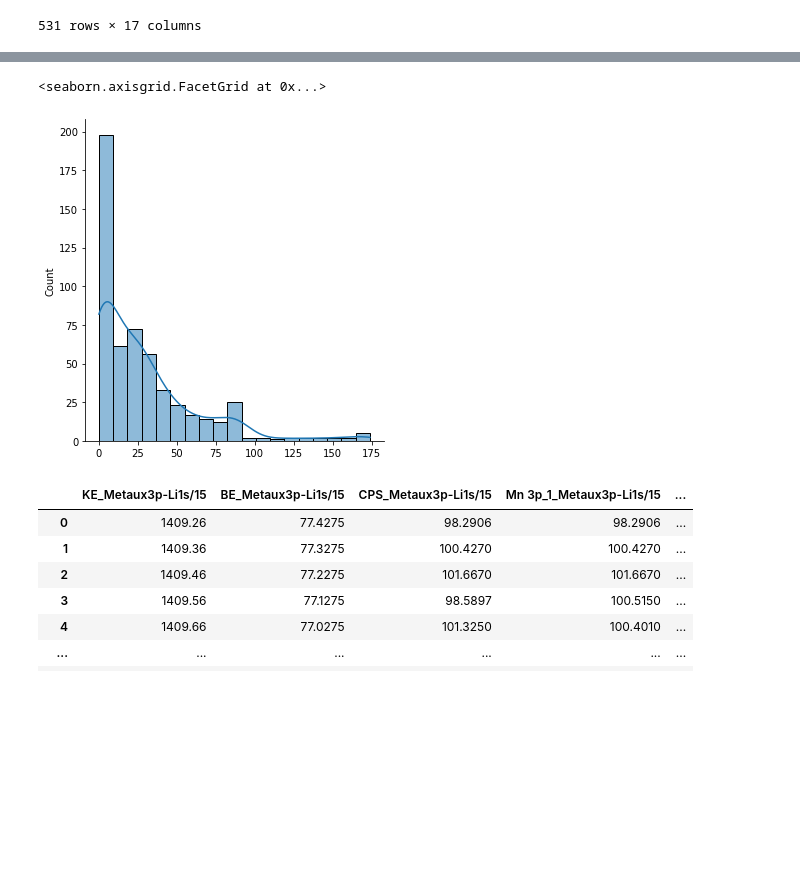
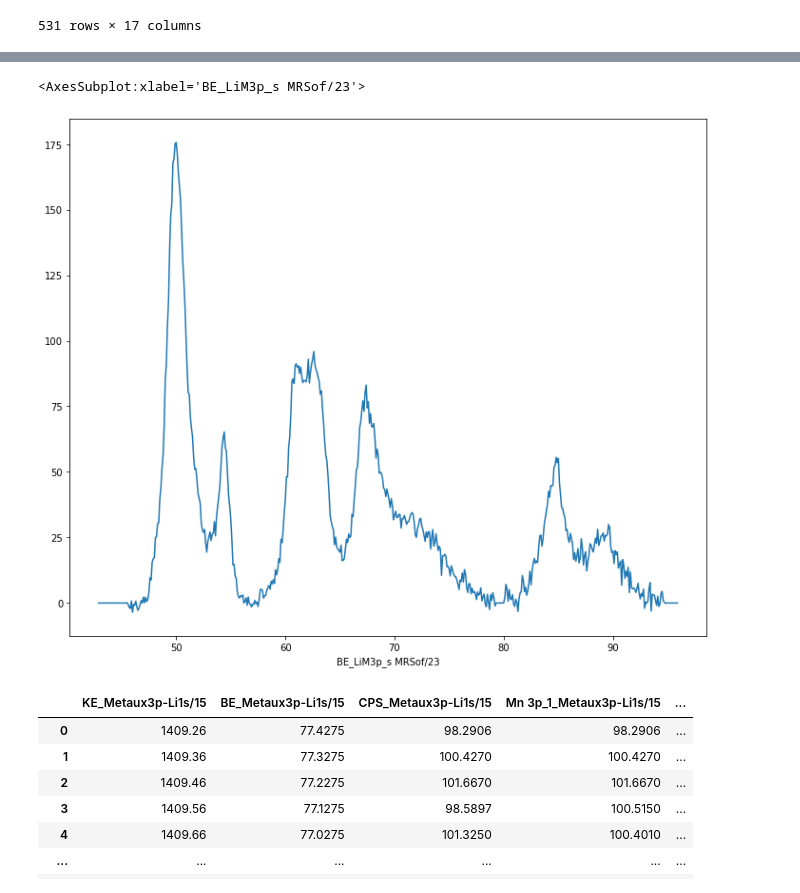
Before and after one commit to mblanchet002/PythonCMI, a Jupyter notebook: lecture fichiers textes.ipynb, the cells around one changed output, grey strips where cells are left out. Drawn from its saved outputs; the diff is of its cells as text; code cells hidden in the pictures; blank space fills up the shorter version.

```diff
--- a/lecture fichiers textes.ipynb
+++ b/lecture fichiers textes.ipynb
@@ -21,0 +74,3 @@ df
+# %%
+df = df.set_index("BE_LiM3p_s MRSof/23")
+df
@@ -22,10 +94,8 @@ df
 # %%
-L=[]
-L=df["Envelope_LiM3p_s MRSof/23"]-df["Background_LiM3p_s MRSof/23"]
-sns.displot(data=L, x=L, kde=True)
+(df.iloc[:,1]- df.iloc[:,-2]).plot(figsize=(12, 10))
 # %% [output]
-<seaborn.axisgrid.FacetGrid at 0x...>
+<AxesSubplot:xlabel='BE_LiM3p_s MRSof/23'>
-[figure, old version]
+[figure, new version]
 # %%
 dd =  pd.read_csv("Amiens Lirich-NMC 02-Li-ric-pristine-26062014 Métaux3p-Li1s.TXT", sep = "\t", skiprows = 3)
 dd
```
Also changed, not shown: parts of 8 cells of this notebook.
